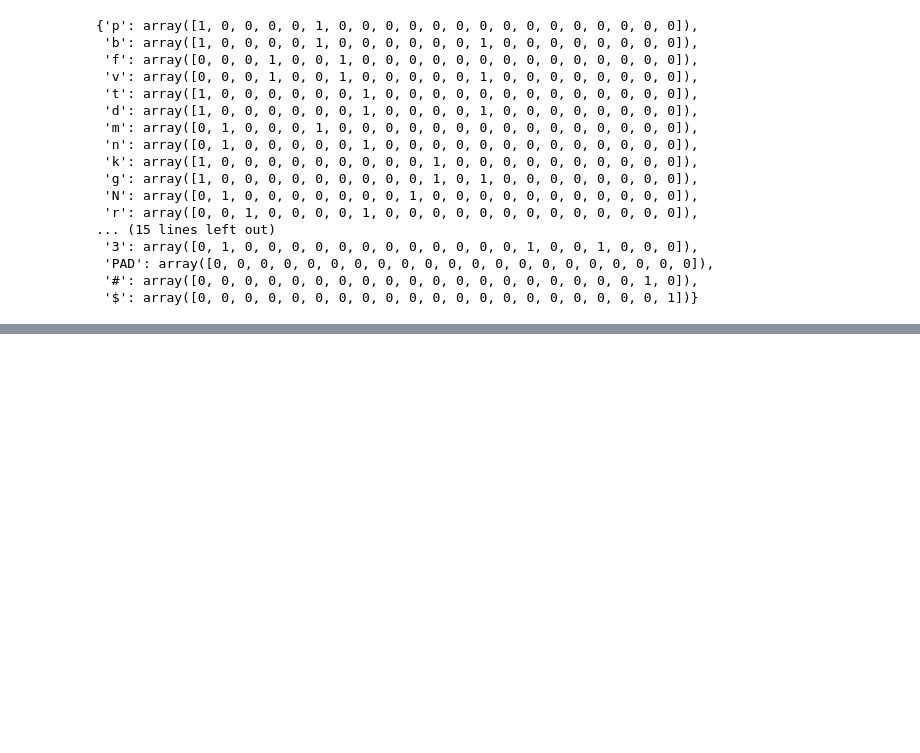
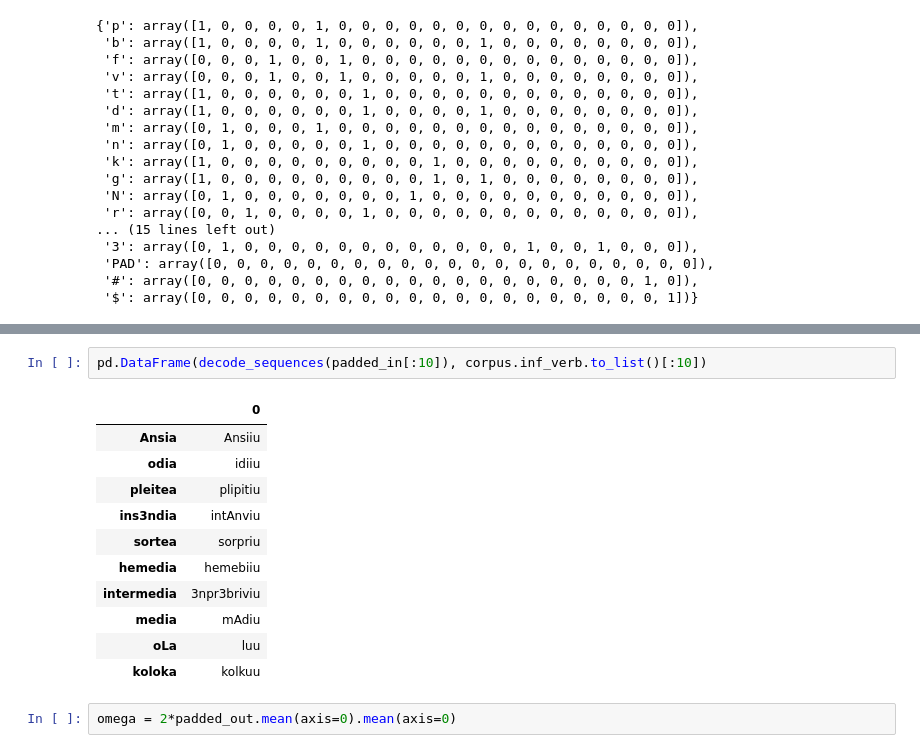
Before and after one commit to beatrizalbiero/MsResearch, a Jupyter notebook: input_features.ipynb, the cells around one changed output, grey strips where cells are left out. Saved outputs shown, nothing was run; the diff lists cells and outputs as text; blank space fills up the shorter version.

```diff
--- a/input_features.ipynb
+++ b/input_features.ipynb
@@ -584,0 +627,16 @@ Decoded sentence: (bvdgzjA3)(bvdgzjA3)
+# %%
+pd.DataFrame(decode_sequences(padded_in[:10]), corpus.inf_verb.to_list()[:10])
+# %% [output]
+|  | 0 |
+| Ansia | Ansiiu |
+| odia | idiiu |
+| pleitea | plipitiu |
+| ins3ndia | intAnviu |
+| sortea | sorpriu |
+| hemedia | hemebiiu |
+| intermedia | 3npr3briviu |
+| media | mAdiu |
+| oLa | luu |
+| koloka | kolkuu |
+# %%
+omega = 2*padded_out.mean(axis=0).mean(axis=0)
```
Also changed, not shown: parts of 39 cells of this notebook, 3 other files.
